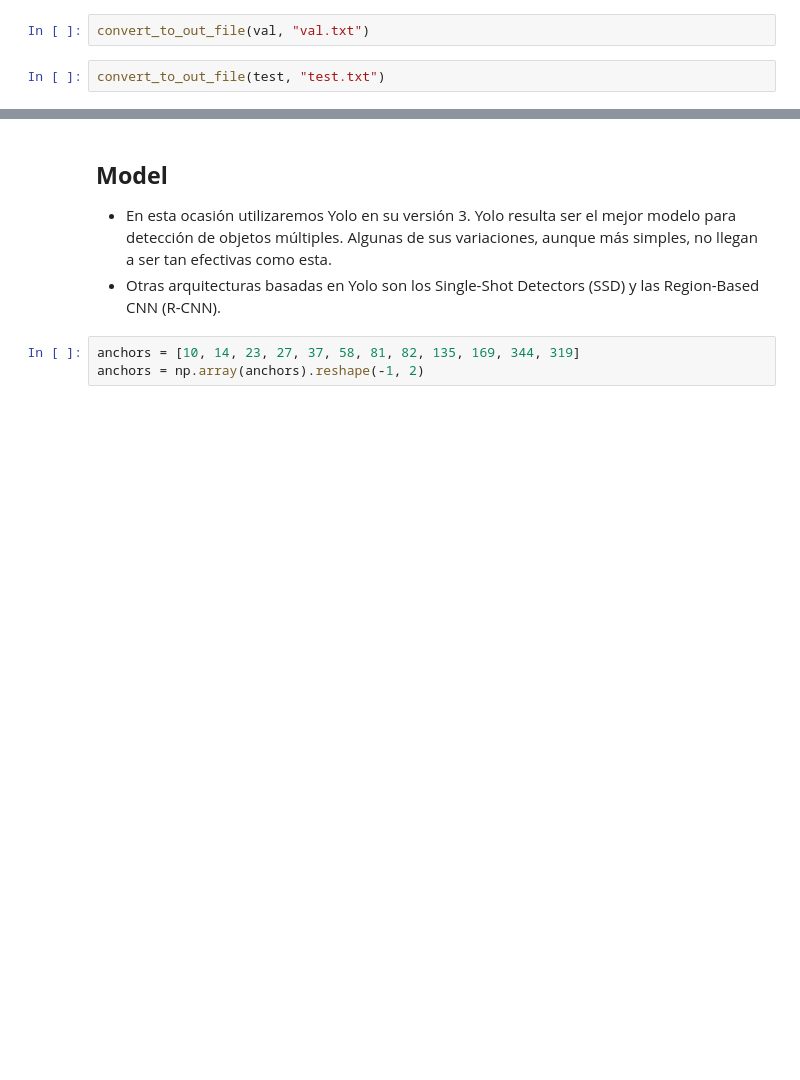
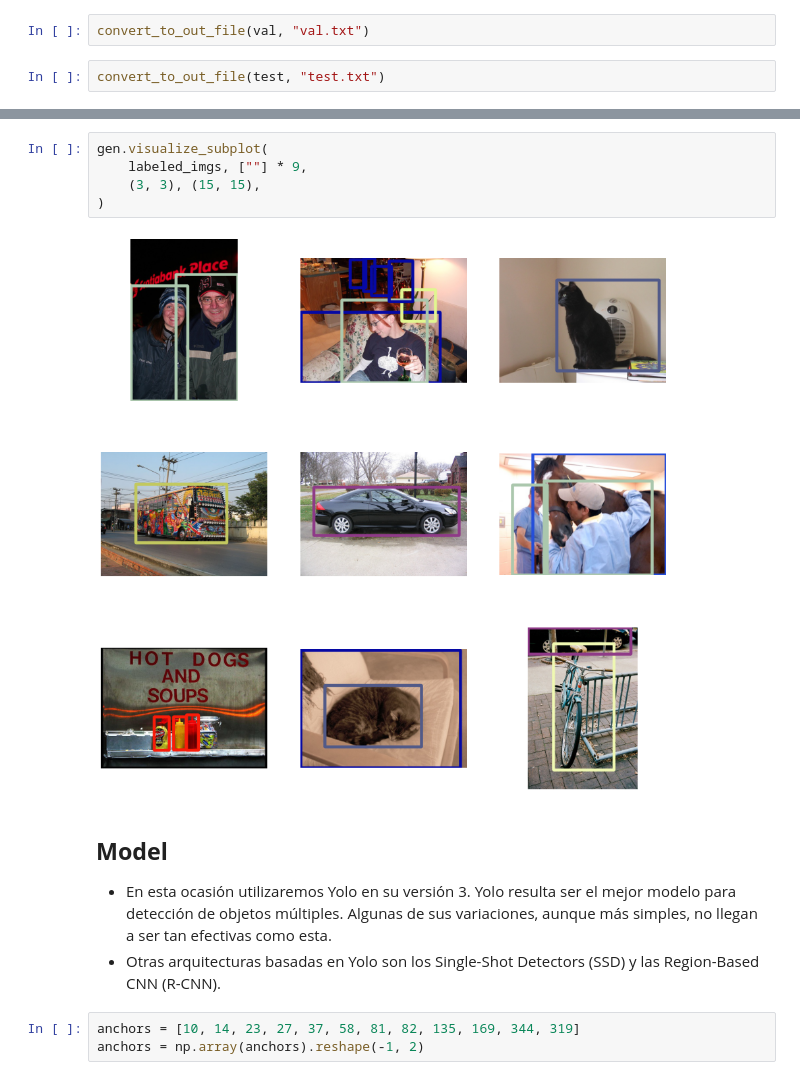
Before and after one commit to jpcano1/MINE_4210_Analisis_con_Deep_Learning, a Jupyter notebook: lab_3/practica_7/practica_7.ipynb, the cells around one changed output, grey strips where cells are left out. Cells and saved outputs as stored; diff of their text form; blank space fills up the shorter version.

```diff
--- a/lab_3/practica_7/practica_7.ipynb
+++ b/lab_3/practica_7/practica_7.ipynb
@@ -157,3 +195,10 @@ convert_to_out_file(test, "test.txt")
+# %%
+gen.visualize_subplot(
+    labeled_imgs, [""] * 9,
+    (3, 3), (15, 15),
+)
+# %% [output]
+[figure, added]
 # %% [markdown]
 ## **Model**
 - En esta ocasión utilizaremos Yolo en su versión 3. Yolo resulta ser el mejor modelo para detección de objetos múltiples. Algunas de sus variaciones, aunque más simples, no llegan a ser tan efectivas como esta.
```
Also changed, not shown: parts of 7 cells of this notebook.
